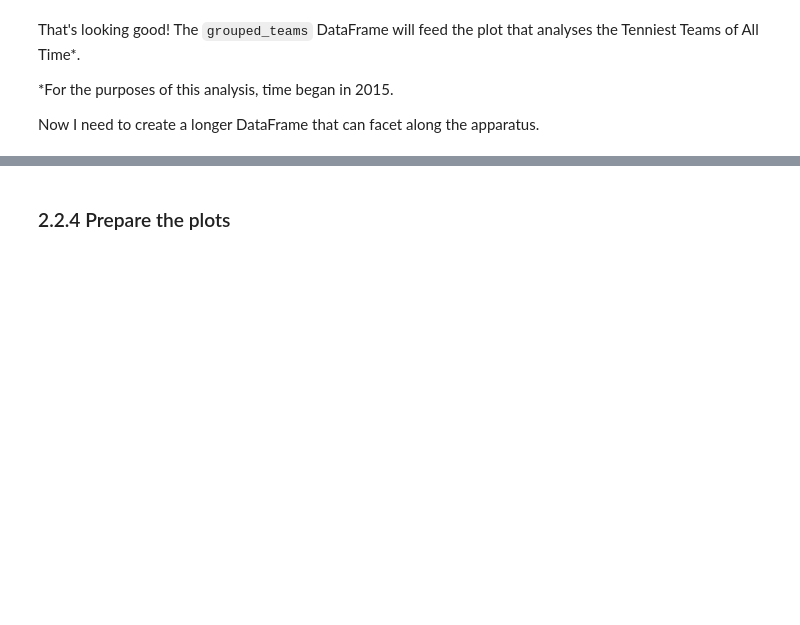
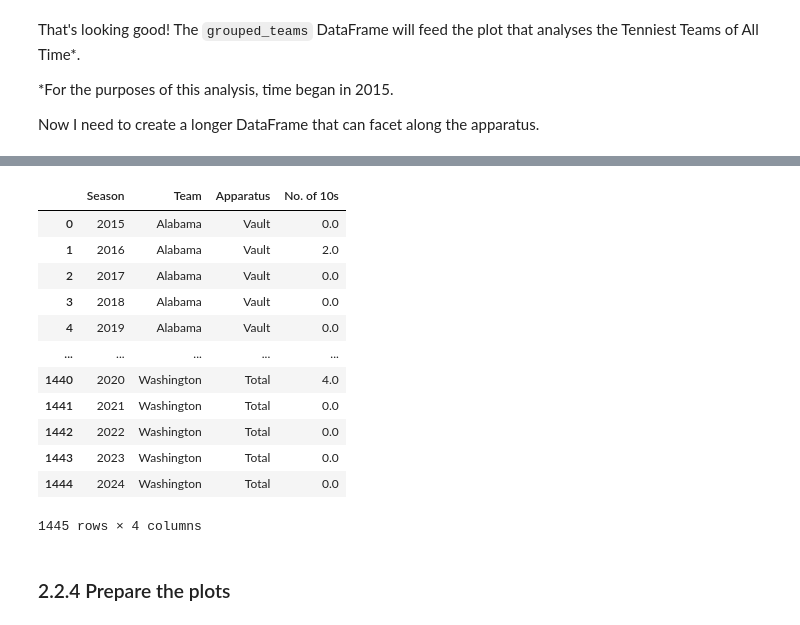
Before and after one commit to LSE-ME204/me204-2024-project-jesatuts2, a Jupyter notebook: notebooks/NB03-EDA-and-Dataviz.ipynb, the cells around one changed output, grey strips where cells are left out. Drawn from its saved outputs; the diff is of its cells as text; code cells hidden in the pictures; blank space fills up the shorter version.

```diff
--- a/notebooks/NB03-EDA-and-Dataviz.ipynb
+++ b/notebooks/NB03-EDA-and-Dataviz.ipynb
@@ -392,0 +407,6 @@ tenniest_teams_per_apparatus.head()
+# %%
+# Calculate sum of number of 10s for each apparatus for each team for each season
+tenniest_teams_over_time = tenniest_teams_df.groupby(['Team', 'Season']).sum().reset_index()
+
+# Preview the df
+tenniest_teams_over_time.head()
@@ -392,0 +420,9 @@ tenniest_teams_per_apparatus.head()
+# %%
+# Remove the teams that have never received a 10 (these have already been filtered out in the grouped_df)
+teams = grouped_teams_df['Team'].tolist()
+
+# Delete entries if Team is in teams
+tenniest_teams_over_time = tenniest_teams_over_time[tenniest_teams_over_time['Team'].isin(teams)]
+
+# Preview the df
+tenniest_teams_over_time.head()
@@ -393,3 +436,25 @@ tenniest_teams_per_apparatus.head()
+# %%
+# Melt this df for easier analysis
+tenniest_teams_over_time = tenniest_teams_over_time.melt(id_vars=["Season", "Team"], value_vars=["Vault", "Uneven Bars", "Balance Beam", "Floor Exercise", "Total 10s"], var_name="Apparatus", value_name="No. of 10s")
+
+# Update rows that say "Total 10s" to say "Total"
+tenniest_teams_over_time['Apparatus'] = tenniest_teams_over_time['Apparatus'].replace('Total 10s', 'Total')
+
+tenniest_teams_over_time
+# %% [output]
+|  | Season | Team | Apparatus | No. of 10s |
+| 0 | 2015 | Alabama | Vault | 0.0 |
+| 1 | 2016 | Alabama | Vault | 2.0 |
+| 2 | 2017 | Alabama | Vault | 0.0 |
+| 3 | 2018 | Alabama | Vault | 0.0 |
+| 4 | 2019 | Alabama | Vault | 0.0 |
+| ... | ... | ... | ... | ... |
+| 1440 | 2020 | Washington | Total | 4.0 |
+| 1441 | 2021 | Washington | Total | 0.0 |
+| 1442 | 2022 | Washington | Total | 0.0 |
+| 1443 | 2023 | Washington | Total | 0.0 |
+| 1444 | 2024 | Washington | Total | 0.0 |
+1445 rows × 4 columns
 # %% [markdown]
 ### 2.2.4 Prepare the plots
 # %%
```
Also changed, not shown: parts of 12 cells of this notebook, 4 other files.
